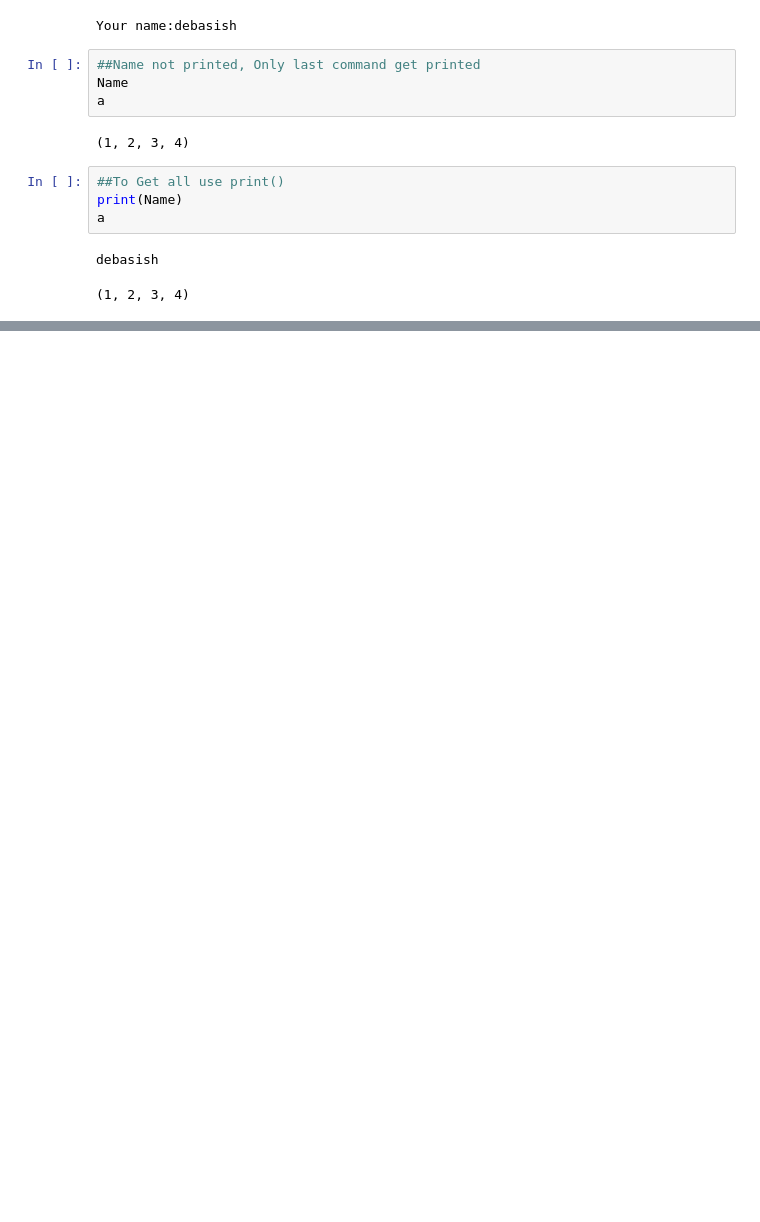
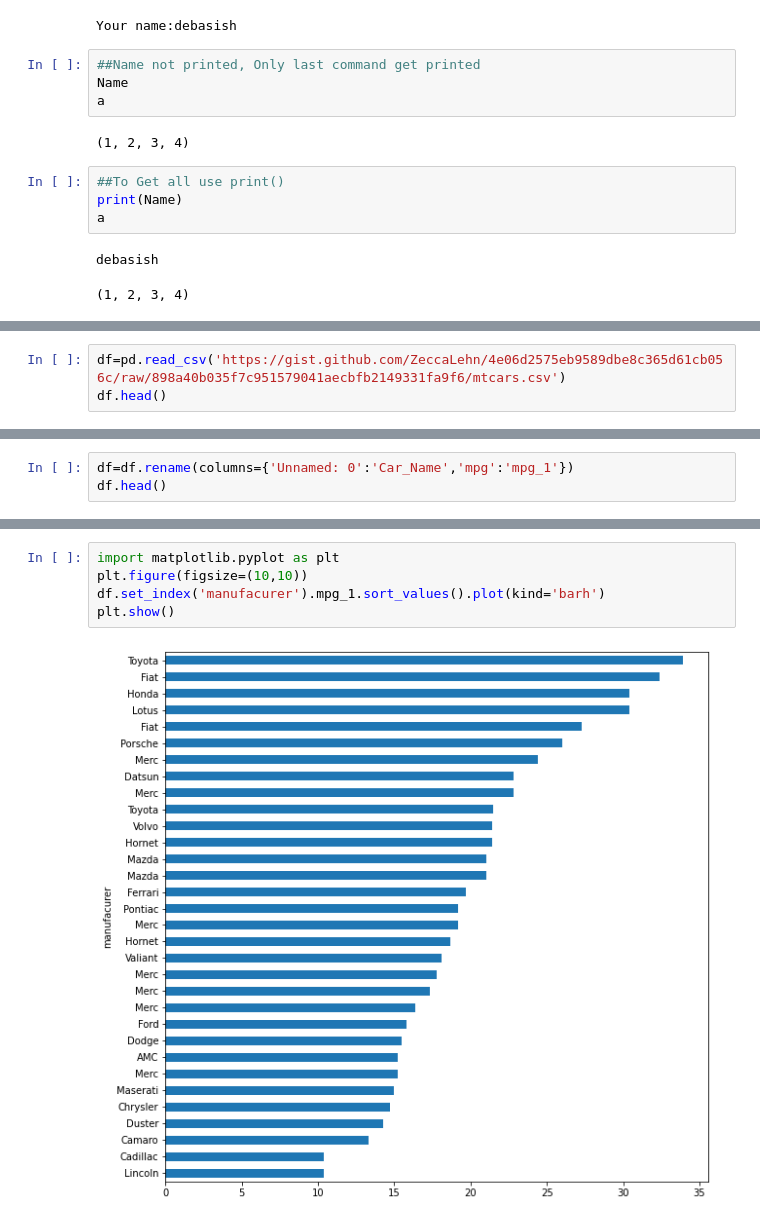
Before and after one commit to Debasish2003/Python_Practices, a Jupyter notebook: Python_1_Shreyas.ipynb, the cells around one changed output, grey strips where cells are left out. Cells and saved outputs as stored; diff of their text form; blank space fills up the shorter version.

```diff
--- a/Python_1_Shreyas.ipynb
+++ b/Python_1_Shreyas.ipynb
@@ -96,0 +291,3 @@ debasish
+# %%
+df=pd.read_csv('https://gist.github.com/ZeccaLehn/4e06d2575eb9589dbe8c365d61cb056c/raw/898a40b035f7c951579041aecbfb2149331fa9f6/mtcars.csv')
+df.head()
@@ -96,0 +331,3 @@ debasish
+# %%
+df=df.rename(columns={'Unnamed: 0':'Car_Name','mpg':'mpg_1'})
+df.head()
@@ -96,0 +519,7 @@ debasish
+# %%
+import matplotlib.pyplot as plt
+plt.figure(figsize=(10,10))
+df.set_index('manufacurer').mpg_1.sort_values().plot(kind='barh')
+plt.show()
+# %% [output]
+[figure, added]
```
Also changed, not shown: parts of 49 cells of this notebook.
